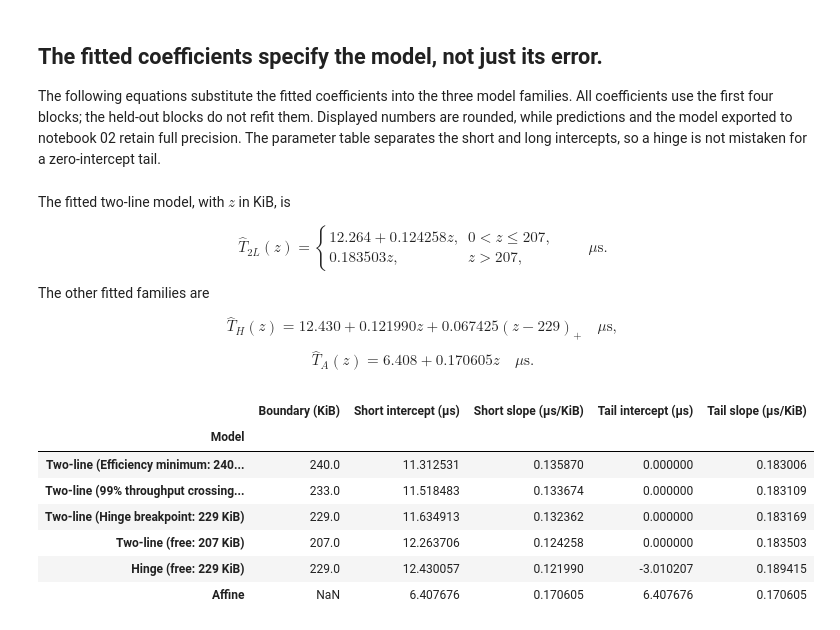
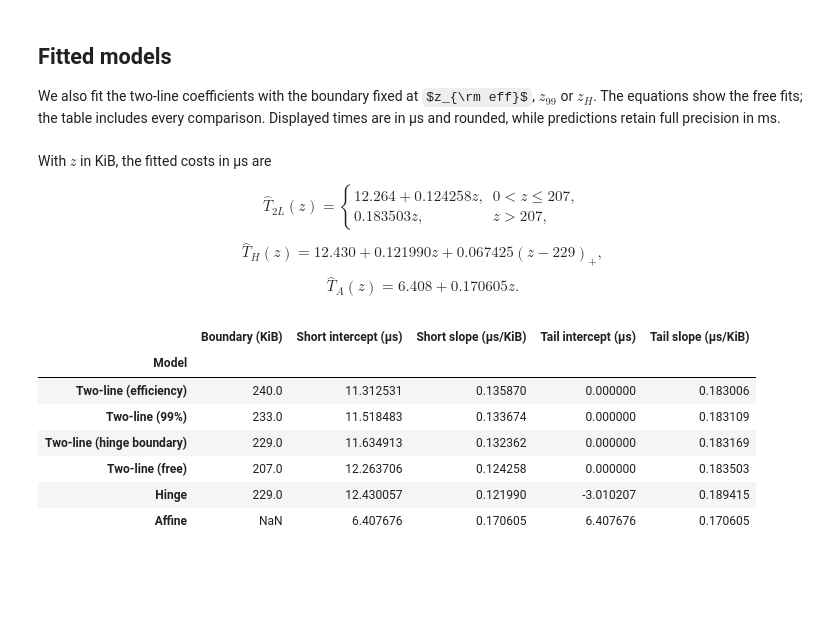
Before and after one commit to yabsed/vlm-in-flash, a Jupyter notebook: conclusion/python/results/01/01_chunk_latency.ipynb, the cells around one changed output. Cells and saved outputs as stored; diff of their text form; code cells hidden in the pictures; some formulas as TeX source; blank space fills up the shorter version.

```diff
--- a/conclusion/python/results/01/01_chunk_latency.ipynb
+++ b/conclusion/python/results/01/01_chunk_latency.ipynb
@@ -268,62 +226,60 @@ predictions["Affine"] = X_a @ np.linalg.lstsq(X_a, T_train, rcond=None)[0]
 # %% [markdown]
-## The fitted coefficients specify the model, not just its error.
+## Fitted models
 
-The following equations substitute the fitted coefficients into the three model families. All coefficients use the first four blocks; the held-out blocks do not refit them. Displayed numbers are rounded, while predictions and the model exported to notebook 02 retain full precision. The parameter table separates the short and long intercepts, so a hinge is not mistaken for a zero-intercept tail.
+We also fit the two-line coefficients with the boundary fixed at $z_{\rm eff}$, $z_{99}$ or $z_H$. The equations show the free fits; the table includes every comparison. Displayed times are in µs and rounded, while predictions retain full precision in ms.
+# %%
+boundaries = {
+    "Two-line (efficiency)": z_eff,
+    "Two-line (99%)": z_99,
+    "Two-line (hinge boundary)": z_hinge,
+    "Two-line (free)": z_two_line,
+}
+predictions = {name: two_line[s][1] for name, s in boundaries.items()}
+predictions["Hinge"] = hinge[z_hinge][1]
+X_a = np.column_stack((np.ones_like(z), z))
+aa, ab = np.linalg.lstsq(X_a, T_train, rcond=None)[0]
+predictions["Affine"] = X_a @ [aa, ab]
 # %%
-c1, delta = nnls(X_two_line(z_two_line), T_train)[0]
-ha, hb, hd = np.linalg.lstsq(X_hinge(z_hinge), T_train, rcond=None)[0]
-aa, ab = np.linalg.lstsq(X_a, T_train, rcond=None)[0]
-np.testing.assert_allclose(X_two_line(z_two_line) @ [c1, delta], predictions[free_two_line])
-np.testing.assert_allclose(X_hinge(z_hinge) @ [ha, hb, hd], predictions[free_hinge])
-np.testing.assert_allclose(X_a @ [aa, ab], predictions["Affine"])
 display(Markdown(fr"""
-The fitted two-line model, with $z$ in KiB, is
+With $z$ in KiB, the fitted costs in µs are
 
-$$\boxed{{\widehat T_{{2L}}(z)=\begin{{cases}}
+$$\widehat T_{{2L}}(z)=\begin{{cases}}
 {1000*delta*z_two_line:.3f}+{1000*c1:.6f}z,&0<z\le {z_two_line:g},\\
 {1000*(c1+delta):.6f}z,&z>{z_two_line:g},
-\end{{cases}}\qquad\mu\mathrm{{s}}.}}$$
+\end{{cases}}$$
 
-The other fitted families are
-
-$$\widehat T_H(z)={1000*ha:.3f}{1000*hb:+.6f}z{1000*hd:+.6f}(z-{z_hinge:g})_+\quad\mu\mathrm{{s}},$$
-$$\widehat T_A(z)={1000*aa:.3f}{1000*ab:+.6f}z\quad\mu\mathrm{{s}}.$$
+$$\widehat T_H(z)={1000*ha:.3f}{1000*hb:+.6f}z{1000*hd:+.6f}(z-{z_hinge:g})_+,$$
+$$\widehat T_A(z)={1000*aa:.3f}{1000*ab:+.6f}z.$$
 """))
 # %% [output]
 
-The fitted two-line model, with $z$ in KiB, is
+With $z$ in KiB, the fitted costs in µs are
 
-$$\boxed{\widehat T_{2L}(z)=\begin{cases}
+$$\widehat T_{2L}(z)=\begin{cases}
 12.264+0.124258z,&0<z\le 207,\\
 0.183503z,&z>207,
-\end{cases}\qquad\mu\mathrm{s}.}$$
+\end{cases}$$
 
-The other fitted families are
-
-$$\widehat T_H(z)=12.430+0.121990z+0.067425(z-229)_+\quad\mu\mathrm{s},$$
-$$\widehat T_A(z)=6.408+0.170605z\quad\mu\mathrm{s}.$$
+$$\widehat T_H(z)=12.430+0.121990z+0.067425(z-229)_+,$$
+$$\widehat T_A(z)=6.408+0.170605z.$$
 # %%
 parameter_rows = []
-for label, boundary in reported_boundaries.items():
-    name = reported_lines[label]
-    c, d = nnls(X_two_line(boundary), T_train)[0]
+for name, boundary in boundaries.items():
+    c, d = two_line[boundary][0]
     parameter_rows.append([name, boundary, 1000*d*boundary, 1000*c, 0., 1000*(c+d)])
-c, d = nnls(X_two_line(z_two_line), T_train)[0]
-parameter_rows.append([free_two_line, float(z_two_line), 1000*d*z_two_line,
-                       1000*c, 0., 1000*(c+d)])
-parameter_rows += [[free_hinge, float(z_hinge), 1000*ha, 1000*hb,
+parameter_rows += [["Hinge", z_hinge, 1000*ha, 1000*hb,
                    1000*(ha-hd*z_hinge), 1000*(hb+hd)],
                   ["Affine", np.nan, 1000*aa, 1000*ab, 1000*aa, 1000*ab]]
 parameters = pd.DataFrame(parameter_rows, columns=["Model", "Boundary (KiB)",
     "Short intercept (µs)", "Short slope (µs/KiB)", "Tail intercept (µs)",
     "Tail slope (µs/KiB)"]).set_index("Model")
 parameters.round(6)
 # %% [output]
 |  | Boundary (KiB) | Short intercept (µs) | Short slope (µs/KiB) | Tail intercept (µs) | Tail slope (µs/KiB) |
 | Model |  |  |  |  |  |
-| Two-line (Efficiency minimum: 240... | 240.0 | 11.312531 | 0.135870 | 0.000000 | 0.183006 |
-| Two-line (99% throughput crossing... | 233.0 | 11.518483 | 0.133674 | 0.000000 | 0.183109 |
-| Two-line (Hinge breakpoint: 229 KiB) | 229.0 | 11.634913 | 0.132362 | 0.000000 | 0.183169 |
-| Two-line (free: 207 KiB) | 207.0 | 12.263706 | 0.124258 | 0.000000 | 0.183503 |
-| Hinge (free: 229 KiB) | 229.0 | 12.430057 | 0.121990 | -3.010207 | 0.189415 |
+| Two-line (efficiency) | 240.0 | 11.312531 | 0.135870 | 0.000000 | 0.183006 |
+| Two-line (99%) | 233.0 | 11.518483 | 0.133674 | 0.000000 | 0.183109 |
+| Two-line (hinge boundary) | 229.0 | 11.634913 | 0.132362 | 0.000000 | 0.183169 |
+| Two-line (free) | 207.0 | 12.263706 | 0.124258 | 0.000000 | 0.183503 |
+| Hinge | 229.0 | 12.430057 | 0.121990 | -3.010207 | 0.189415 |
 | Affine | NaN | 6.407676 | 0.170605 | 6.407676 | 0.170605 |
```
Also changed, not shown: parts of 21 cells of this notebook.
